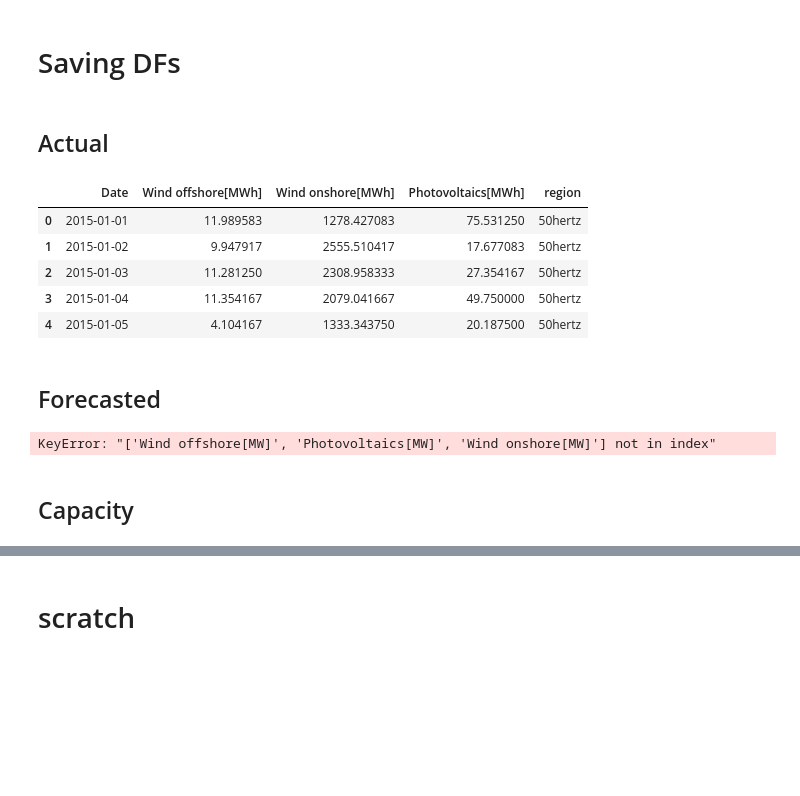
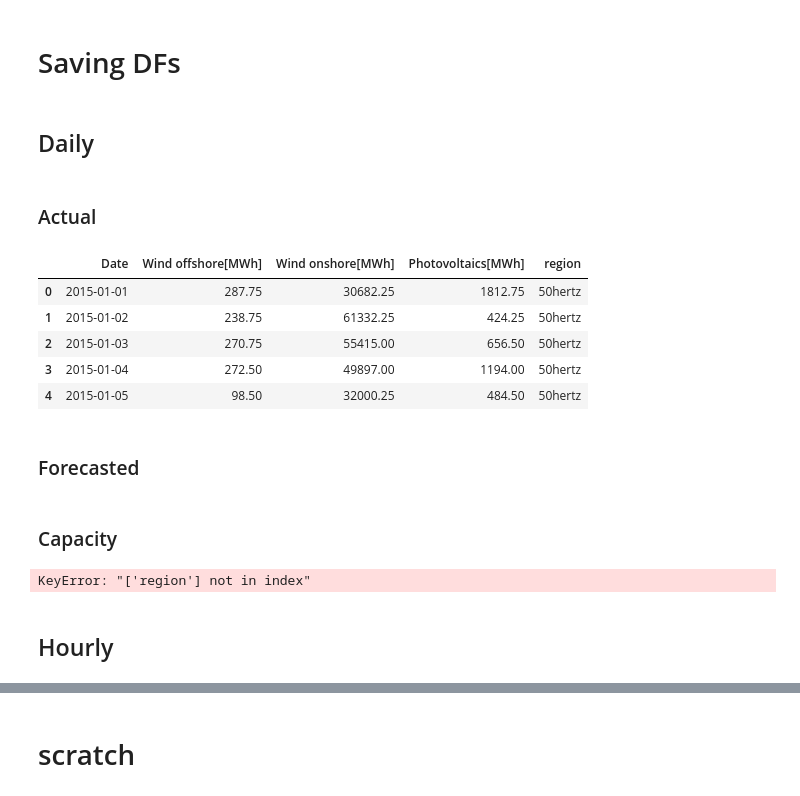
Before and after one commit to HaukeFock/predict_energy_generation, a Jupyter notebook: notebooks/rodrigo_gathering_data.ipynb, the cells around one changed output, grey strips where cells are left out. Drawn from its saved outputs; the diff is of its cells as text; code cells hidden in the pictures; blank space fills up the shorter version.

```diff
--- a/notebooks/rodrigo_gathering_data.ipynb
+++ b/notebooks/rodrigo_gathering_data.ipynb
@@ -323,8 +290,10 @@ df_deutschland_capacity.shape
 (28, 14)
 # %% [markdown]
 # Saving DFs
+# %% [markdown]
+## Daily
 # %% [markdown]
-## Actual
+### Actual
 # %%
 final_columns = ['Date', 'Wind offshore[MWh]', 'Wind onshore[MWh]', 'Photovoltaics[MWh]', 'region']
 
@@ -335,30 +304,32 @@ for df in dataframes.keys():
 # %%
-df = pd.read_csv('/Users/R/code/HaukeFock/predict_energy_generation/raw_data/energy_generation_data/df_50hertz')
+df = pd.read_csv('/Users/R/code/HaukeFock/predict_energy_generation/raw_data/daily/energy_generation_data/df_50hertz.csv')
 df.head()
 # %% [output]
 |  | Date | Wind offshore[MWh] | Wind onshore[MWh] | Photovoltaics[MWh] | region |
-| 0 | 2015-01-01 | 11.989583 | 1278.427083 | 75.531250 | 50hertz |
-| 1 | 2015-01-02 | 9.947917 | 2555.510417 | 17.677083 | 50hertz |
-| 2 | 2015-01-03 | 11.281250 | 2308.958333 | 27.354167 | 50hertz |
-| 3 | 2015-01-04 | 11.354167 | 2079.041667 | 49.750000 | 50hertz |
-| 4 | 2015-01-05 | 4.104167 | 1333.343750 | 20.187500 | 50hertz |
+| 0 | 2015-01-01 | 287.75 | 30682.25 | 1812.75 | 50hertz |
+| 1 | 2015-01-02 | 238.75 | 61332.25 | 424.25 | 50hertz |
+| 2 | 2015-01-03 | 270.75 | 55415.00 | 656.50 | 50hertz |
+| 3 | 2015-01-04 | 272.50 | 49897.00 | 1194.00 | 50hertz |
+| 4 | 2015-01-05 | 98.50 | 32000.25 | 484.50 | 50hertz |
 # %% [markdown]
-## Forecasted
+### Forecasted
 # %%
 final_columns = ['Date', 'Wind offshore[MWh]', 'Wind onshore[MWh]', 'Photovoltaics[MWh]', 'region']
 
 forecasted_dataframes['df_deutschland_forecasted'] = df_deutschland_forecasted
 
 for df in forecasted_dataframes.keys():
-    exec(f"{df}[final_columns].to_csv('/Users/R/code/HaukeFock/predict_energy_generation/raw_data/forecasted_generation_data/{df}.csv', index=False)")
+    exec(f"{df}[final_columns].to_csv('/Users/R/code/HaukeFock/predict_energy_generation/raw_data/daily/forecasted_generation_data/{df}.csv', index=False)")
-# %% [output]
-KeyError: "['Wind offshore[MW]', 'Photovoltaics[MW]', 'Wind onshore[MW]'] not in index"
 # %% [markdown]
-## Capacity
+### Capacity
 # %%
 final_columns = ['Date', 'Wind offshore[MW]', 'Wind onshore[MW]', 'Photovoltaics[MW]', 'region']
 
 capacity_dataframes['df_deutschland_capacity'] = df_deutschland_capacity
 
 for df in capacity_dataframes.keys():
-    exec(f"{df}[final_columns].to_csv('/Users/R/code/HaukeFock/predict_energy_generation/raw_data/energy_capacity_data/{df}.csv', index=False)")
+    exec(f"{df}[final_columns].to_csv('/Users/R/code/HaukeFock/predict_energy_generation/raw_data/daily/energy_capacity_data/{df}.csv', index=False)")
+# %% [output]
+KeyError: "['region'] not in index"
+# %% [markdown]
+## Hourly
```
Also changed, not shown: parts of 23 cells of this notebook, 1 other file.
